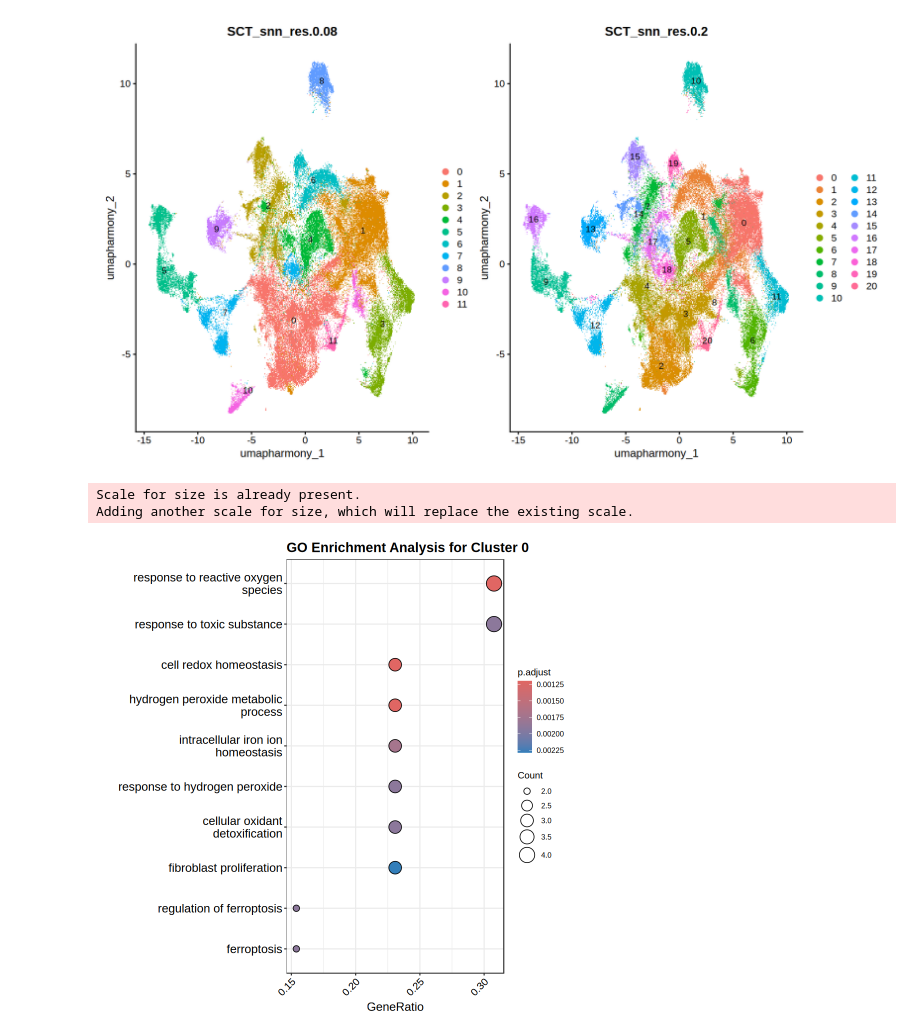
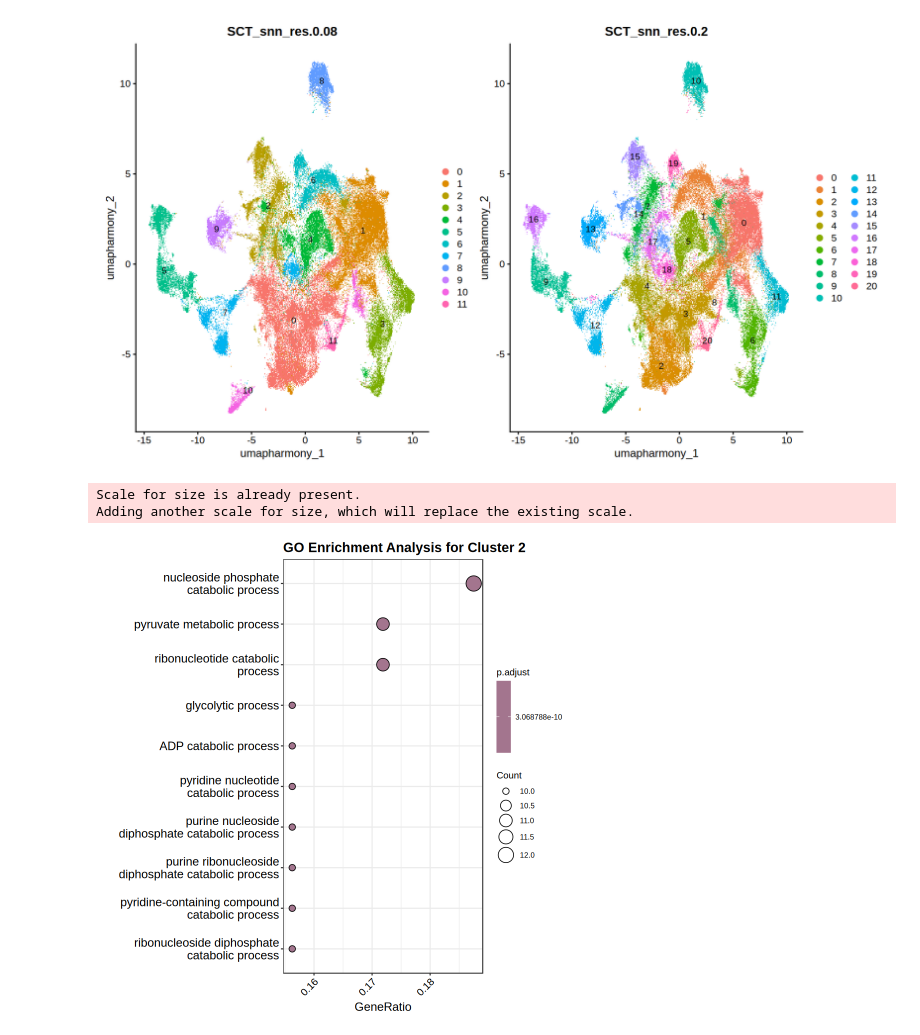
Before and after one commit to bao-mathmod/Gliomas, a Jupyter notebook: 04.upstream/4.3_scRNA/03.subclustering/myeloid/01_1_myeloid_eda.ipynb, the cells around one changed output. Drawn from its saved outputs; the diff is of its cells as text; code cells hidden in the pictures.

```diff
--- a/04.upstream/4.3_scRNA/03.subclustering/myeloid/01_1_myeloid_eda.ipynb
+++ b/04.upstream/4.3_scRNA/03.subclustering/myeloid/01_1_myeloid_eda.ipynb
@@ -444,7 +417,20 @@ A data.frame: 15 × 7
+# %%
+cluster0_2_genes <- all_markers_2 |> filter(cluster == 0 & p_val_adj < 0.05 & avg_log2FC > 1) |> pull(gene)
+cluster1_2_genes <- all_markers_2 |> filter(cluster == 1 & p_val_adj < 0.05 & avg_log2FC > 1) |> pull(gene)
+cluster2_2_genes <- all_markers_2 |> filter(cluster == 2 & p_val_adj < 0.05 & avg_log2FC > 1) |> pull(gene)
+cluster3_2_genes <- all_markers_2 |> filter(cluster == 3 & p_val_adj < 0.05 & avg_log2FC > 1) |> pull(gene)
+cluster4_2_genes <- all_markers_2 |> filter(cluster == 4 & p_val_adj < 0.05 & avg_log2FC > 1) |> pull(gene)
+cluster5_2_genes <- all_markers_2 |> filter(cluster == 5 & p_val_adj < 0.05 & avg_log2FC > 1) |> pull(gene)
+cluster6_2_genes <- all_markers_2 |> filter(cluster == 6 & p_val_adj < 0.05 & avg_log2FC > 1) |> pull(gene)
+cluster7_2_genes <- all_markers_2 |> filter(cluster == 7 & p_val_adj < 0.05 & avg_log2FC > 1) |> pull(gene)
+cluster8_2_genes <- all_markers_2 |> filter(cluster == 8 & p_val_adj < 0.05 & avg_log2FC > 1) |> pull(gene)
+cluster9_2_genes <- all_markers_2 |> filter(cluster == 9 & p_val_adj < 0.05 & avg_log2FC > 1) |> pull(gene)
+cluster10_2_genes <- all_markers_2 |> filter(cluster == 10 & p_val_adj < 0.05 & avg_log2FC > 1) |> pull(gene)
+cluster11_2_genes <- all_markers_2 |> filter(cluster == 11 & p_val_adj < 0.05 & avg_log2FC > 1) |> pull(gene)
 # %%
 # Convert gene symbols to Entrez IDs
 entrez_ids <- bitr(
-    cluster0_genes,
+    cluster2_2_genes,
     fromType = "SYMBOL",
     toType = "ENTREZID",
     OrgDb = org.Hs.eg.db)
@@ -479,14 +468,14 @@ p1 | p2
 # %%
 # Visualize GO results
 options(repr.plot.width = 8, repr.plot.height = 8)
 dotplot(go_result, showCategory = 10) +
-    ggtitle("GO Enrichment Analysis for Cluster 0") +
+    ggtitle("GO Enrichment Analysis for Cluster 2") +
     theme(plot.title = element_text(size = 16, face = "bold"),
           axis.text.y = element_text(size = 14),
           axis.text.x = element_text(size = 12, angle = 45, hjust = 1),
           axis.title = element_text(size = 14)) +
     scale_size(range = c(3, 8))
 # %% [output]
 Scale for size is already present.
 Adding another scale for size, which will replace the existing scale.
-[figure, old version]
+[figure, new version]
```
Also changed, not shown: parts of 10 cells of this notebook, 7 other files.
